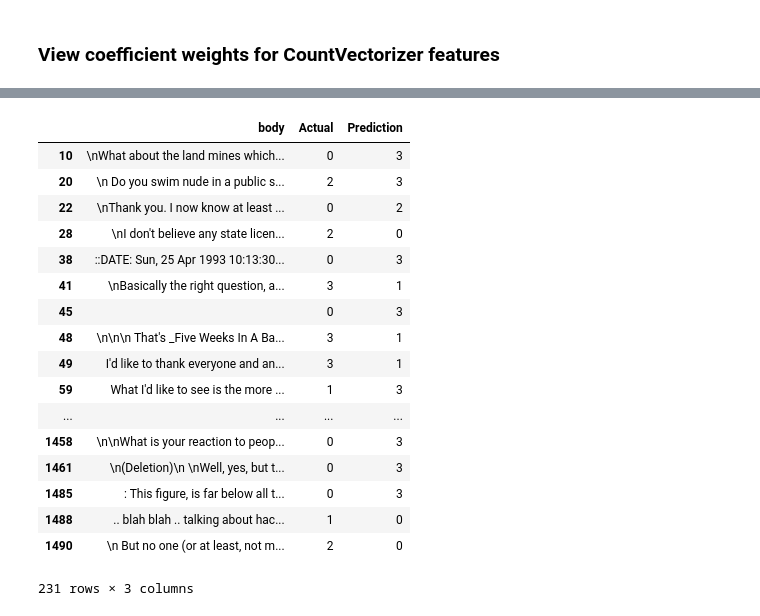
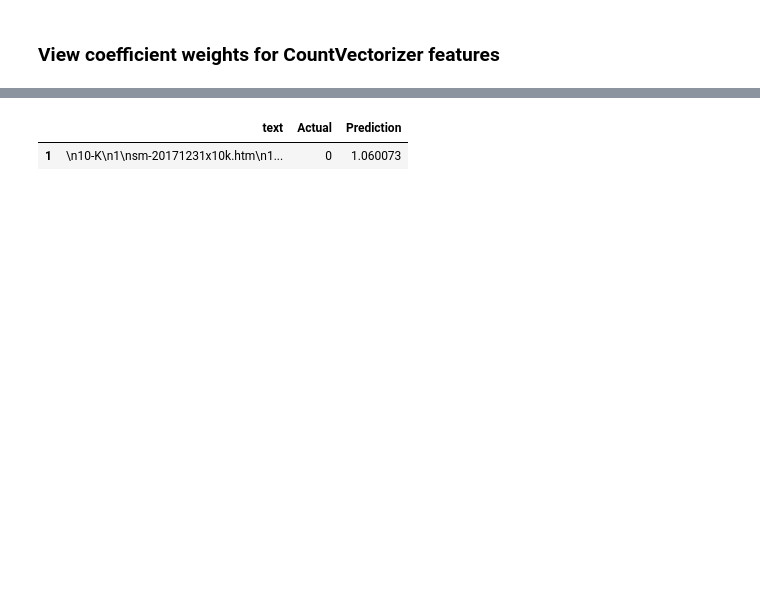
Before and after one commit to NickDonahoe/OilGasEarningsAnalysis, a Jupyter notebook: Edgar Python/SM_Vect.ipynb, the cells around one changed output, grey strips where cells are left out. Drawn from its saved outputs; the diff is of its cells as text; code cells hidden in the pictures; blank space fills up the shorter version.

Commit message:
SM_Vect.ipynb has the prototype model, needs to be made repetitive

```diff
--- a/Edgar Python/SM_Vect.ipynb
+++ b/Edgar Python/SM_Vect.ipynb
@@ -74,0 +69,4 @@ Test Shape: (1498, 2)
+# %%
+#train/test split at 80%
+from sklearn.model_selection import train_test_split
+XTrain, XTest, yTrain, yTest = train_test_split(X, y, test_size = 0.2, random_state = 42)
@@ -74,0 +82,16 @@ Test Shape: (1498, 2)
+# %%
+#Create train/test dataframes
+n_docs = 100000 #number of times to run model
+train_docs = XTrain
+train_labels = yTrain
+test_docs = XTest
+test_labels = yTest
+
+train_df = pd.DataFrame({"text": train_docs['Text'], "labels": train_labels})
+train_df
+
+test_df = pd.DataFrame({"text": test_docs['Text'], "labels": test_labels})
+test_df
+
+print(f"Train Shape: {train_df.shape}")
+print(f"Test Shape: {test_df.shape}")
@@ -154,8 +201,9 @@ As you can imagine, this tf-idf score seems to be a bit more informative than a
 # %%
+#tf-idf vectorization using calculation
 tfidf_vectorizer = TfidfVectorizer(stop_words='english')
-tfidf_vectorizer.fit(train_df['body'])
-train_tfidf_vecs = tfidf_vectorizer.transform(train_df['body'])
-#test_tfidf_vecs = tfidf_vectorizer.transform(test_df['body'])
+tfidf_vectorizer.fit(train_df['text'])
+train_tfidf_vecs = tfidf_vectorizer.transform(train_df['text'])
+test_tfidf_vecs = tfidf_vectorizer.transform(test_df['text'])
 # %% [markdown]
 ### Display a few terms and their tf-idf scores for a few documents
 
@@ -213,12 +290,11 @@ LogReg CountVectorizer accuracy: 0.8104138851802403
 # %% [markdown]
 ### Run a logistic regression classification on the TF-IDF vectors
 # %%
-#tfidf_logReg = LogisticRegression(multi_class="ovr", solver='liblinear')
-tfidf_logReg = LogisticRegression()
-tfidf_logReg.fit(train_tfidf_vecs, train_df['category'])
-tfidf_preds = tfidf_logReg.predict(test_tfidf_vecs)
+tfidf_linReg = LinearRegression()
+tfidf_linReg.fit(train_tfidf_vecs, train_df['labels'])
+tfidf_preds = tfidf_linReg.predict(test_tfidf_vecs)
 
 # Calculate the percentage of accurate predictions
-accuracy = np.mean(tfidf_preds==test_df['category'])
-print(f"LogReg TF-IDF accuracy: {accuracy}")
+accuracy = np.mean(tfidf_preds==test_df['labels'])
+print(f"LinReg TF-IDF accuracy: {accuracy}")
 # %% [output]
@@ -248,28 +320,13 @@ Particularly with text analytics, it can oftentimes be useful to investigate the
 # %%
+#Predicted inaccurately:
 # Expand the max width of how our dataFrames display on screen
 pd.options.display.max_colwidth = 1000
 
 # Compile a dataframe with our text, the actual label, and the predicted label
-final_df = pd.DataFrame({"body": test_df['body'], "Actual": test_df['category'], "Prediction": tfidf_preds})
+final_df = pd.DataFrame({"text": test_df['text'], "Actual": test_df['labels'], "Prediction": tfidf_preds})
 
 # Display the rows of our dataframe where the actual label and predicted label don't match
 final_df.loc[(final_df['Actual'] != final_df['Prediction'])]
 # %% [output]
-|  | body | Actual | Prediction |
-| 10 | \nWhat about the land mines which... | 0 | 3 |
-| 20 | \n Do you swim nude in a public s... | 2 | 3 |
-| 22 | \nThank you. I now know at least ... | 0 | 2 |
-| 28 | \nI don't believe any state licen... | 2 | 0 |
-| 38 | ::DATE: Sun, 25 Apr 1993 10:13:30... | 0 | 3 |
-| 41 | \nBasically the right question, a... | 3 | 1 |
-| 45 |  | 0 | 3 |
-| 48 | \n\n\n That's _Five Weeks In A Ba... | 3 | 1 |
-| 49 | I'd like to thank everyone and an... | 3 | 1 |
-| 59 | What I'd like to see is the more ... | 1 | 3 |
-| ... | ... | ... | ... |
-| 1458 | \n\nWhat is your reaction to peop... | 0 | 3 |
-| 1461 | \n(Deletion)\n \nWell, yes, but t... | 0 | 3 |
-| 1485 | : This figure, is far below all t... | 0 | 3 |
-| 1488 | .. blah blah .. talking about hac... | 1 | 0 |
-| 1490 | \n But no one (or at least, not m... | 2 | 0 |
+|  | text | Actual | Prediction |
+| 1 | \n10-K\n1\nsm-20171231x10k.htm\n1... | 0 | 1.060073 |
-231 rows × 3 columns
```
Also changed, not shown: parts of 35 cells of this notebook.
